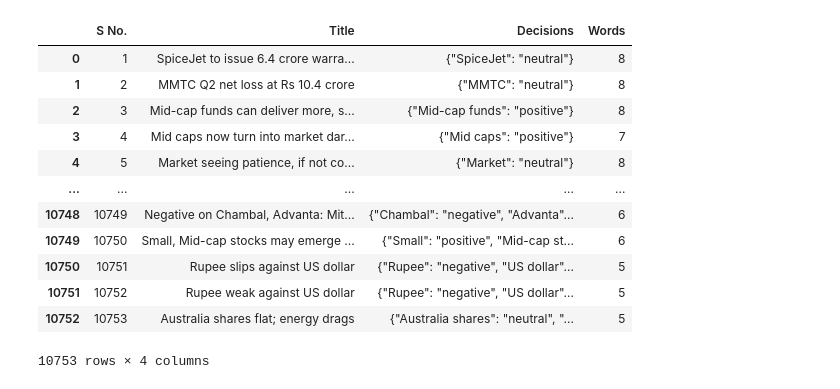
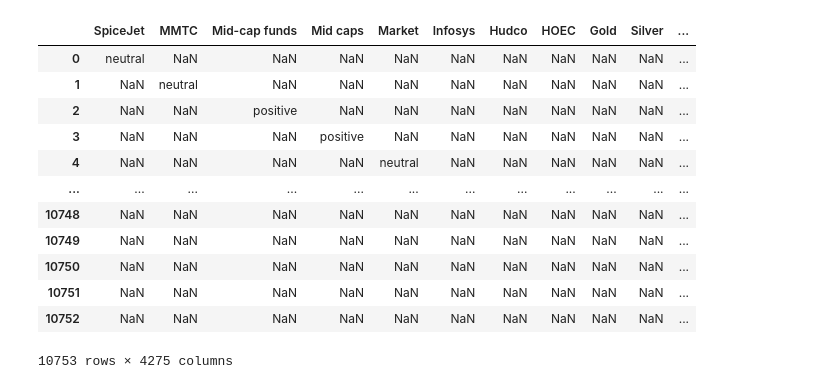
Before and after one commit to muftialroaz/absa-financial-news, a Jupyter notebook: sentfin.ipynb, the cells around one changed output. Drawn from its saved outputs; the diff is of its cells as text; code cells hidden in the pictures.

```diff
--- a/sentfin.ipynb
+++ b/sentfin.ipynb
@@ -5,16 +21,20 @@ df=pd.read_csv('dataset/SEntFiN-v1.1.csv')
-# %%
-df
-# %% [output]
-|  | S No. | Title | Decisions | Words |
-| 0 | 1 | SpiceJet to issue 6.4 crore warra... | {"SpiceJet": "neutral"} | 8 |
-| 1 | 2 | MMTC Q2 net loss at Rs 10.4 crore | {"MMTC": "neutral"} | 8 |
-| 2 | 3 | Mid-cap funds can deliver more, s... | {"Mid-cap funds": "positive"} | 8 |
-| 3 | 4 | Mid caps now turn into market dar... | {"Mid caps": "positive"} | 7 |
-| 4 | 5 | Market seeing patience, if not co... | {"Market": "neutral"} | 8 |
-| ... | ... | ... | ... | ... |
-| 10748 | 10749 | Negative on Chambal, Advanta: Mit... | {"Chambal": "negative", "Advanta"... | 6 |
-| 10749 | 10750 | Small, Mid-cap stocks may emerge ... | {"Small": "positive", "Mid-cap st... | 6 |
-| 10750 | 10751 | Rupee slips against US dollar | {"Rupee": "negative", "US dollar"... | 5 |
-| 10751 | 10752 | Rupee weak against US dollar | {"Rupee": "negative", "US dollar"... | 5 |
-| 10752 | 10753 | Australia shares flat; energy drags | {"Australia shares": "neutral", "... | 5 |
-10753 rows × 4 columns
+# %%
+# Convert 'Decisions' column from strings to dictionaries
+df['Decisions'] = df['Decisions'].apply(ast.literal_eval)
+# Normalize the 'Decisions' column
+decisions_df = df['Decisions'].apply(pd.Series)
+decisions_df
+# %% [output]
+|  | SpiceJet | MMTC | Mid-cap funds | Mid caps | Market | Infosys | Hudco | HOEC | Gold | Silver | ... |
+| 0 | neutral | NaN | NaN | NaN | NaN | NaN | NaN | NaN | NaN | NaN | ... |
+| 1 | NaN | neutral | NaN | NaN | NaN | NaN | NaN | NaN | NaN | NaN | ... |
+| 2 | NaN | NaN | positive | NaN | NaN | NaN | NaN | NaN | NaN | NaN | ... |
+| 3 | NaN | NaN | NaN | positive | NaN | NaN | NaN | NaN | NaN | NaN | ... |
+| 4 | NaN | NaN | NaN | NaN | neutral | NaN | NaN | NaN | NaN | NaN | ... |
+| ... | ... | ... | ... | ... | ... | ... | ... | ... | ... | ... | ... |
+| 10748 | NaN | NaN | NaN | NaN | NaN | NaN | NaN | NaN | NaN | NaN | ... |
+| 10749 | NaN | NaN | NaN | NaN | NaN | NaN | NaN | NaN | NaN | NaN | ... |
+| 10750 | NaN | NaN | NaN | NaN | NaN | NaN | NaN | NaN | NaN | NaN | ... |
+| 10751 | NaN | NaN | NaN | NaN | NaN | NaN | NaN | NaN | NaN | NaN | ... |
+| 10752 | NaN | NaN | NaN | NaN | NaN | NaN | NaN | NaN | NaN | NaN | ... |
+10753 rows × 4275 columns
```
Also changed, not shown: parts of 8 cells of this notebook.
